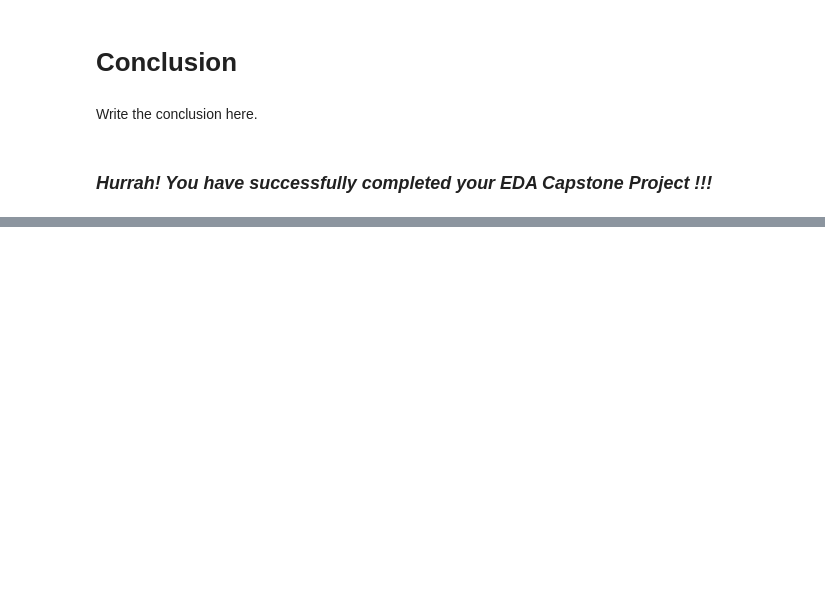
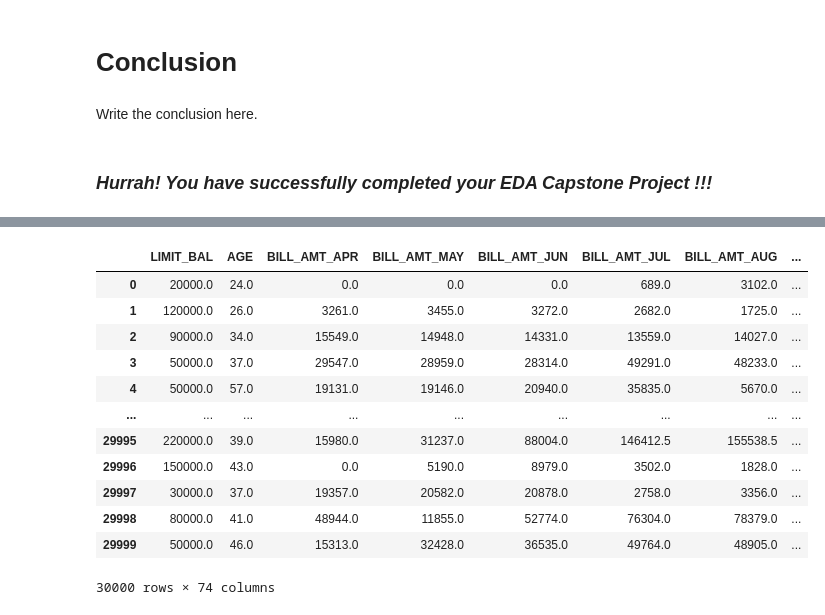
Before and after one commit to SaniyaBubere/Credit-Card-Default-Prediction, a Jupyter notebook: Credit_Card_Default_Prediction.ipynb, the cells around one changed output, grey strips where cells are left out. Cells and saved outputs as stored; diff of their text form; code cells hidden in the pictures; blank space fills up the shorter version.

```diff
--- a/Credit_Card_Default_Prediction.ipynb
+++ b/Credit_Card_Default_Prediction.ipynb
@@ -808,0 +1037,3 @@ Write the conclusion here.
+# %%
+fil = (df_copy.PAY_SEPT> 0) & (df_copy.PAY_AUG > 0) & (df_copy.PAY_JUL > 0) & (df_copy.PAY_JUN > 0) & (df_copy.PAY_MAY > 0) & (df_copy.PAY_APR > 0) & (df_copy.default ==0)
+df_copy.loc[fil,'default'] = 1
@@ -808,0 +1044,4 @@ Write the conclusion here.
+# %%
+#categorical columns
+categorical_cols_to_encode=['EDUCATION', 'MARRIAGE','PAY_APR',
+       'PAY_MAY', 'PAY_JUN', 'PAY_JUL', 'PAY_AUG', 'PAY_SEPT' ]
@@ -808,0 +1050,5 @@ Write the conclusion here.
+# %%
+# Encoding categorical columns
+encoder = OneHotEncoder(sparse=False, handle_unknown='ignore').fit(df_copy[categorical_cols_to_encode])
+encoded_cols = list(encoder.get_feature_names(categorical_cols_to_encode))
+df_copy[encoded_cols] = encoder.transform(df_copy[categorical_cols_to_encode])
@@ -808,0 +1076,20 @@ Write the conclusion here.
+# %%
+# droping orignal columns
+df_copy.drop(['SEX', 'EDUCATION','MARRIAGE','PAY_APR','PAY_MAY','PAY_JUN','PAY_JUL','PAY_AUG','PAY_SEPT'],axis=1,inplace=True)
+# %%
+# looking for changes done after doing encoding
+df_copy
+# %% [output]
+|  | LIMIT_BAL | AGE | BILL_AMT_APR | BILL_AMT_MAY | BILL_AMT_JUN | BILL_AMT_JUL | BILL_AMT_AUG | ... |
+| 0 | 20000.0 | 24.0 | 0.0 | 0.0 | 0.0 | 689.0 | 3102.0 | ... |
+| 1 | 120000.0 | 26.0 | 3261.0 | 3455.0 | 3272.0 | 2682.0 | 1725.0 | ... |
+| 2 | 90000.0 | 34.0 | 15549.0 | 14948.0 | 14331.0 | 13559.0 | 14027.0 | ... |
+| 3 | 50000.0 | 37.0 | 29547.0 | 28959.0 | 28314.0 | 49291.0 | 48233.0 | ... |
+| 4 | 50000.0 | 57.0 | 19131.0 | 19146.0 | 20940.0 | 35835.0 | 5670.0 | ... |
+| ... | ... | ... | ... | ... | ... | ... | ... | ... |
+| 29995 | 220000.0 | 39.0 | 15980.0 | 31237.0 | 88004.0 | 146412.5 | 155538.5 | ... |
+| 29996 | 150000.0 | 43.0 | 0.0 | 5190.0 | 8979.0 | 3502.0 | 1828.0 | ... |
+| 29997 | 30000.0 | 37.0 | 19357.0 | 20582.0 | 20878.0 | 2758.0 | 3356.0 | ... |
+| 29998 | 80000.0 | 41.0 | 48944.0 | 11855.0 | 52774.0 | 76304.0 | 78379.0 | ... |
+| 29999 | 50000.0 | 46.0 | 15313.0 | 32428.0 | 36535.0 | 49764.0 | 48905.0 | ... |
+30000 rows × 74 columns
```
Also changed, not shown: parts of 144 cells of this notebook.
